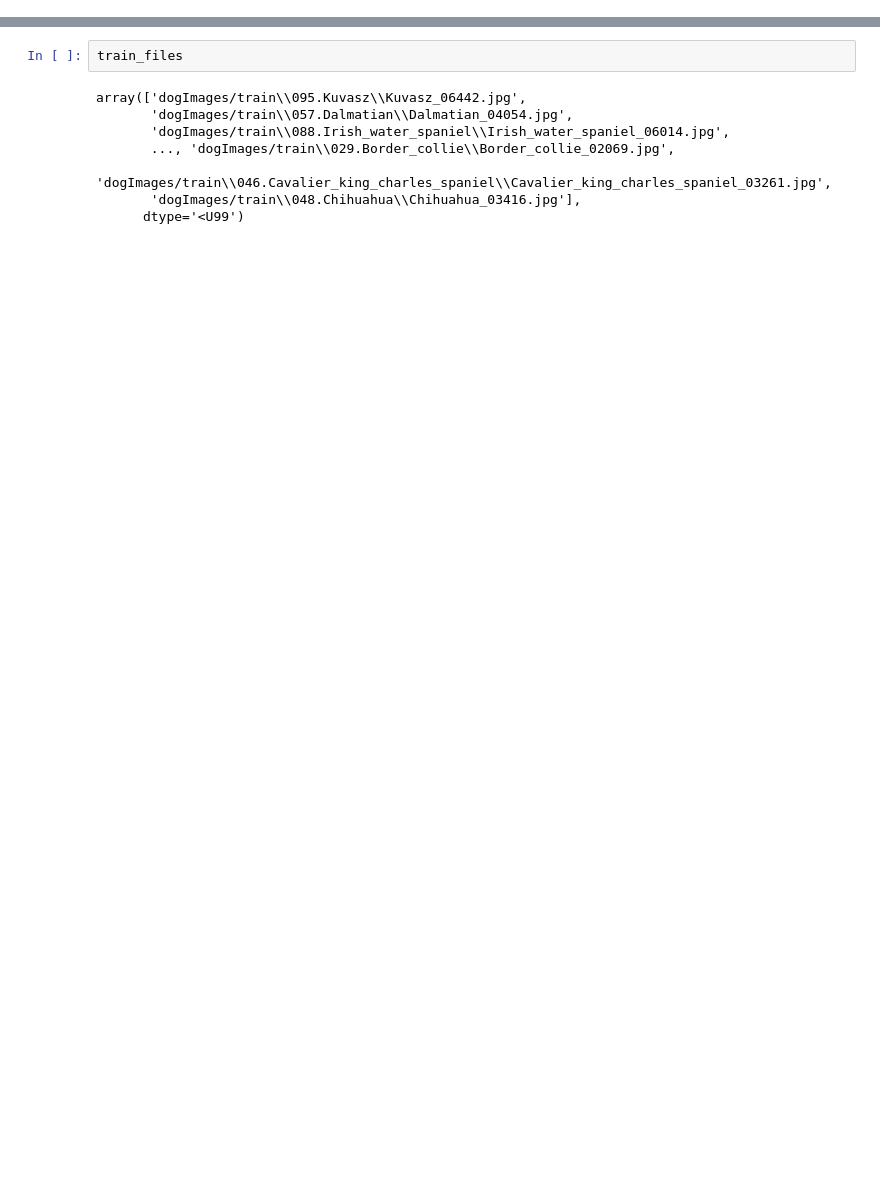
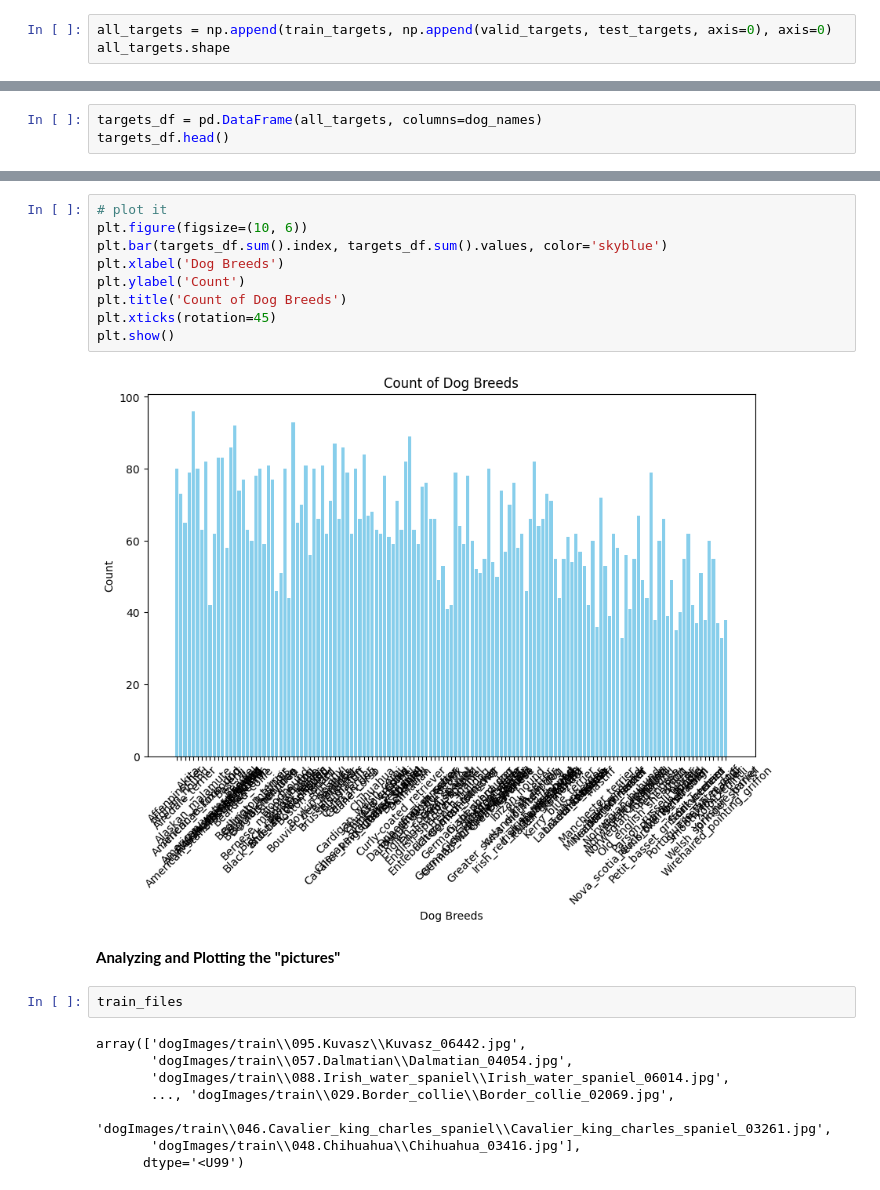
Before and after one commit to data-ml-wizzi/UDACITY_dog_breed_classifier, a Jupyter notebook: dog_app.ipynb, the cells around one changed output, grey strips where cells are left out. Saved outputs shown, nothing was run; the diff lists cells and outputs as text; blank space fills up the shorter version.

```diff
--- a/dog_app.ipynb
+++ b/dog_app.ipynb
@@ -123,0 +103,3 @@ array([[0., 0., 0., ..., 0., 0., 0.],
+# %%
+all_targets = np.append(train_targets, np.append(valid_targets, test_targets, axis=0), axis=0)
+all_targets.shape
@@ -123,0 +108,3 @@ array([[0., 0., 0., ..., 0., 0., 0.],
+# %%
+targets_df = pd.DataFrame(all_targets, columns=dog_names)
+targets_df.head()
@@ -124,3 +132,16 @@ array([[0., 0., 0., ..., 0., 0., 0.],
+# %%
+# plot it
+plt.figure(figsize=(10, 6))
+plt.bar(targets_df.sum().index, targets_df.sum().values, color='skyblue')
+plt.xlabel('Dog Breeds')
+plt.ylabel('Count')
+plt.title('Count of Dog Breeds')
+plt.xticks(rotation=45)
+plt.show()
+# %% [output]
+[figure, added]
+# %% [markdown]
+**Analyzing and Plotting the "pictures"**
 # %%
 train_files
 # %% [output]
```
Also changed, not shown: parts of 38 cells of this notebook, 3 other files.
